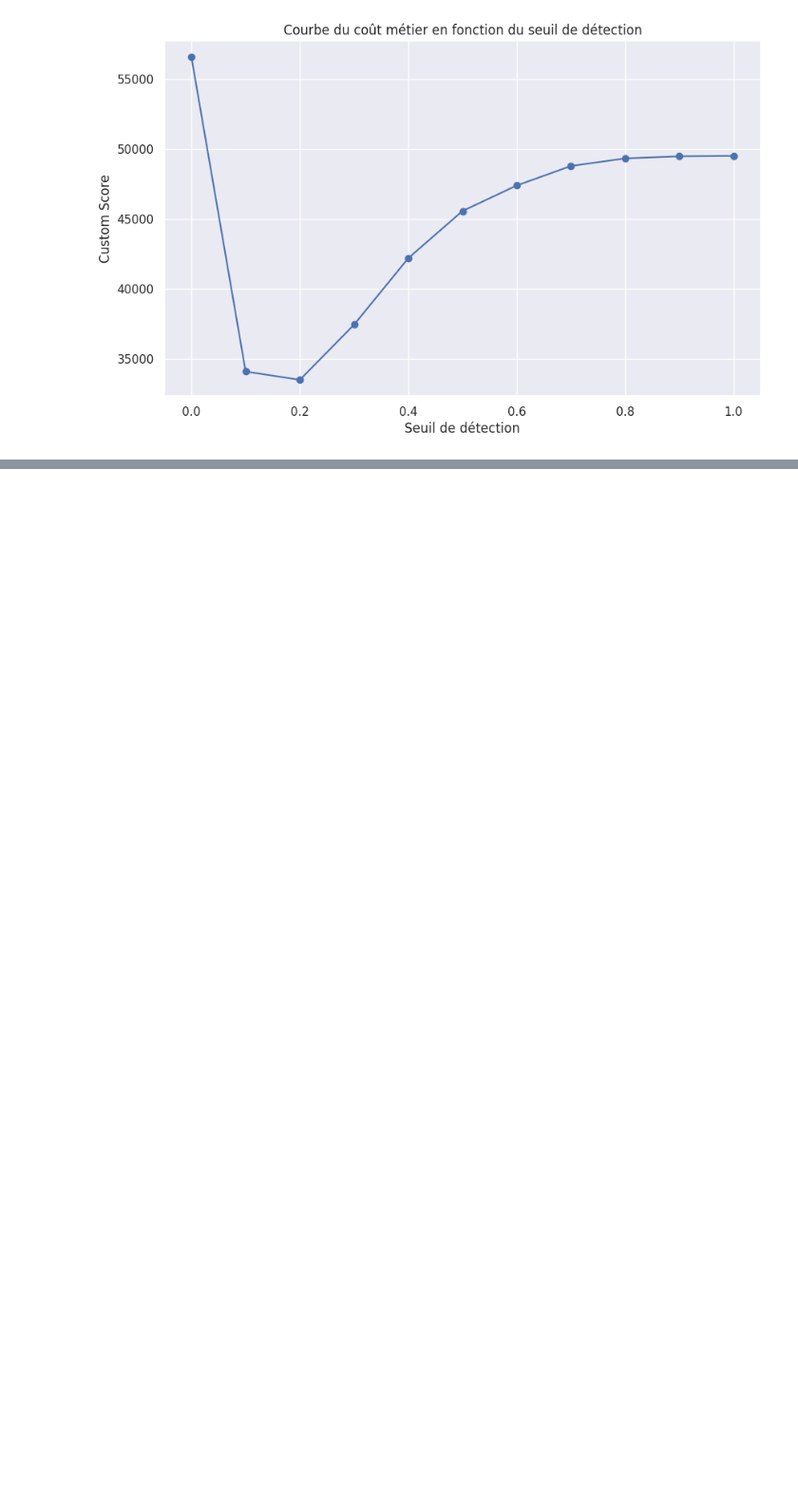
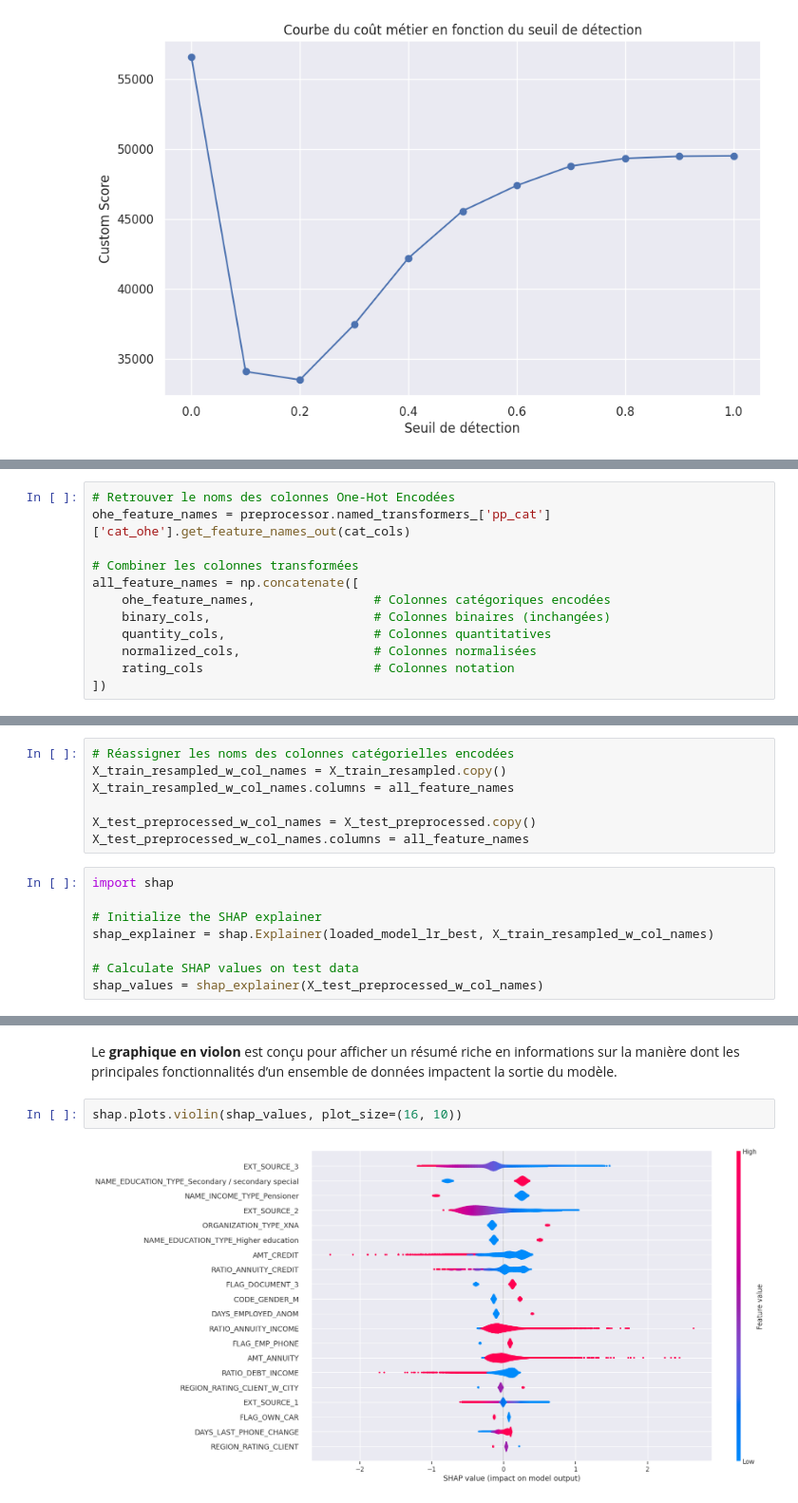
Before and after one commit to DavidScanu/oc-ai-engineer-p04-scoring, a Jupyter notebook: p04_scanu_david_02_notebook_training_2024_11_22.ipynb, the cells around one changed output, grey strips where cells are left out. Shown at 95% size. Saved outputs shown, nothing was run; the diff lists cells and outputs as text; blank space fills up the shorter version.

Commit message:
Added SHAP

```diff
--- a/p04_scanu_david_02_notebook_training_2024_11_22.ipynb
+++ b/p04_scanu_david_02_notebook_training_2024_11_22.ipynb
@@ -1574,0 +1538,12 @@ Pour une meilleure compréhension, il est recommandé de visualiser les résulta
+# %%
+# Retrouver le noms des colonnes One-Hot Encodées
+ohe_feature_names = preprocessor.named_transformers_['pp_cat']['cat_ohe'].get_feature_names_out(cat_cols)
+
+# Combiner les colonnes transformées
+all_feature_names = np.concatenate([
+    ohe_feature_names,                # Colonnes catégoriques encodées
+    binary_cols,                      # Colonnes binaires (inchangées)
+    quantity_cols,                    # Colonnes quantitatives
+    normalized_cols,                  # Colonnes normalisées
+    rating_cols                       # Colonnes notation
+])
@@ -1574,0 +1555,15 @@ Pour une meilleure compréhension, il est recommandé de visualiser les résulta
+# %%
+# Réassigner les noms des colonnes catégorielles encodées
+X_train_resampled_w_col_names = X_train_resampled.copy()
+X_train_resampled_w_col_names.columns = all_feature_names
+
+X_test_preprocessed_w_col_names = X_test_preprocessed.copy()
+X_test_preprocessed_w_col_names.columns = all_feature_names
+# %%
+import shap
+
+# Initialize the SHAP explainer
+shap_explainer = shap.Explainer(loaded_model_lr_best, X_train_resampled_w_col_names)
+
+# Calculate SHAP values on test data
+shap_values = shap_explainer(X_test_preprocessed_w_col_names)
@@ -1574,0 +1576,6 @@ Pour une meilleure compréhension, il est recommandé de visualiser les résulta
+# %% [markdown]
+Le **graphique en violon** est conçu pour afficher un résumé riche en informations sur la manière dont les principales fonctionnalités d’un ensemble de données impactent la sortie du modèle.
+# %%
+shap.plots.violin(shap_values, plot_size=(16, 10))
+# %% [output]
+[figure, added]
```
Also changed, not shown: parts of 22 cells of this notebook, 1 other file.
